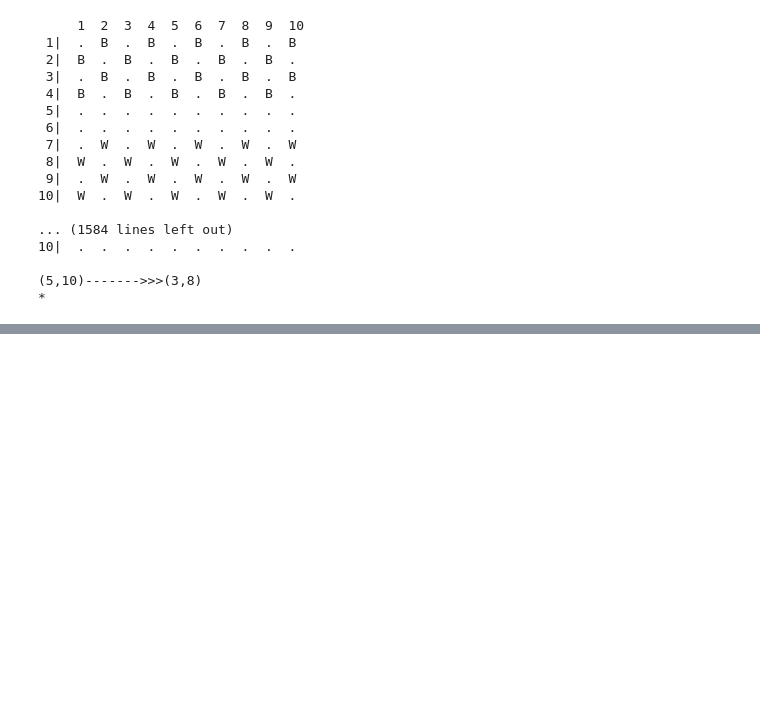
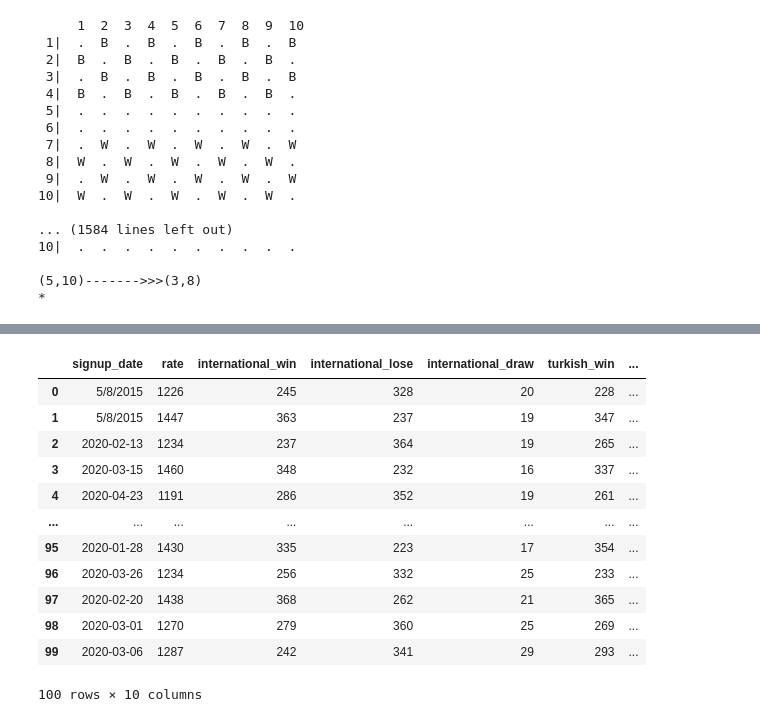
Before and after one commit to baraazain/checkers-server, a Jupyter notebook: main.ipynb, the cells around one changed output, grey strips where cells are left out. Saved outputs shown, nothing was run; the diff lists cells and outputs as text; code cells hidden in the pictures; blank space fills up the shorter version.

```diff
--- a/main.ipynb
+++ b/main.ipynb
@@ -164,0 +346,17 @@ except RejectedAction as e:
+# %%
+df1 = df.copy()
+df1
+# %% [output]
+|  | signup_date | rate | international_win | international_lose | international_draw | turkish_win | ... |
+| 0 | 5/8/2015 | 1226 | 245 | 328 | 20 | 228 | ... |
+| 1 | 5/8/2015 | 1447 | 363 | 237 | 19 | 347 | ... |
+| 2 | 2020-02-13 | 1234 | 237 | 364 | 19 | 265 | ... |
+| 3 | 2020-03-15 | 1460 | 348 | 232 | 16 | 337 | ... |
+| 4 | 2020-04-23 | 1191 | 286 | 352 | 19 | 261 | ... |
+| ... | ... | ... | ... | ... | ... | ... | ... |
+| 95 | 2020-01-28 | 1430 | 335 | 223 | 17 | 354 | ... |
+| 96 | 2020-03-26 | 1234 | 256 | 332 | 25 | 233 | ... |
+| 97 | 2020-02-20 | 1438 | 368 | 262 | 21 | 365 | ... |
+| 98 | 2020-03-01 | 1270 | 279 | 360 | 25 | 269 | ... |
+| 99 | 2020-03-06 | 1287 | 242 | 341 | 29 | 293 | ... |
+100 rows × 10 columns
```
Also changed, not shown: parts of 30 cells of this notebook, 5 other files.
